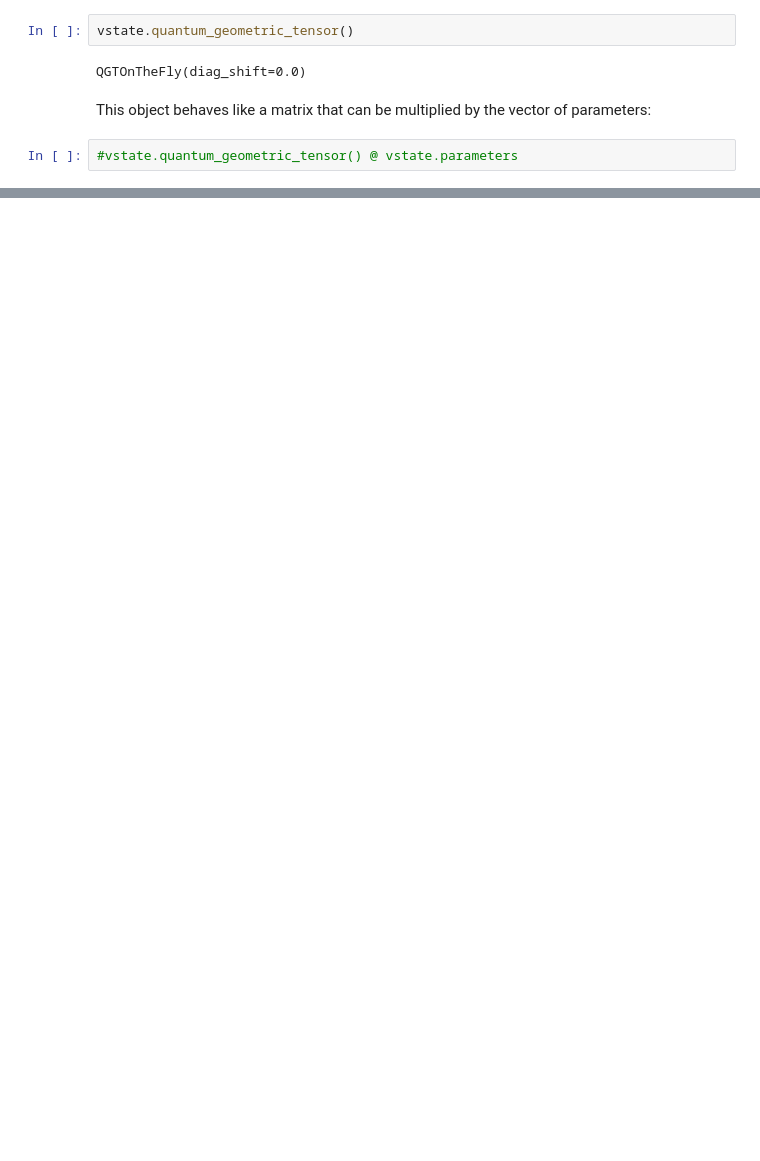
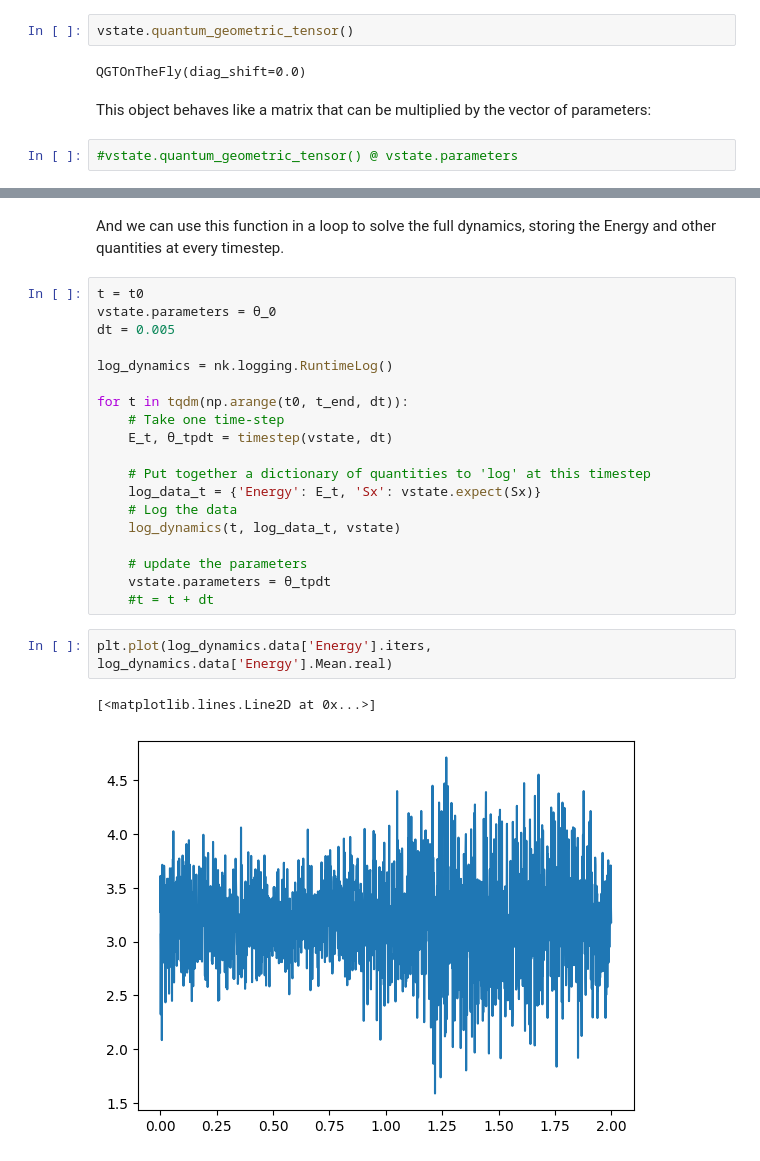
Before and after one commit to PhilipVinc/Lectures, a Jupyter notebook: 2209_Munich/Dynamics.ipynb, the cells around one changed output, grey strips where cells are left out. Saved outputs shown, nothing was run; the diff lists cells and outputs as text; blank space fills up the shorter version.

```diff
--- a/2209_Munich/Dynamics.ipynb
+++ b/2209_Munich/Dynamics.ipynb
@@ -793,0 +674,26 @@ So the only thing we need is now:
+# %% [markdown]
+And we can use this function in a loop to solve the full dynamics, storing the Energy and other quantities at every timestep.
+# %%
+t = t0
+vstate.parameters = θ_0
+dt = 0.005
+
+log_dynamics = nk.logging.RuntimeLog()
+
+for t in tqdm(np.arange(t0, t_end, dt)):
+    # Take one time-step
+    E_t, θ_tpdt = timestep(vstate, dt)
+
+    # Put together a dictionary of quantities to 'log' at this timestep
+    log_data_t = {'Energy': E_t, 'Sx': vstate.expect(Sx)}
+    # Log the data
+    log_dynamics(t, log_data_t, vstate)
+
+    # update the parameters
+    vstate.parameters = θ_tpdt
+    #t = t + dt
+# %%
+plt.plot(log_dynamics.data['Energy'].iters, log_dynamics.data['Energy'].Mean.real)
+# %% [output]
+[<matplotlib.lines.Line2D at 0x...>]
+[figure, added]
```
Also changed, not shown: parts of 85 cells of this notebook.
